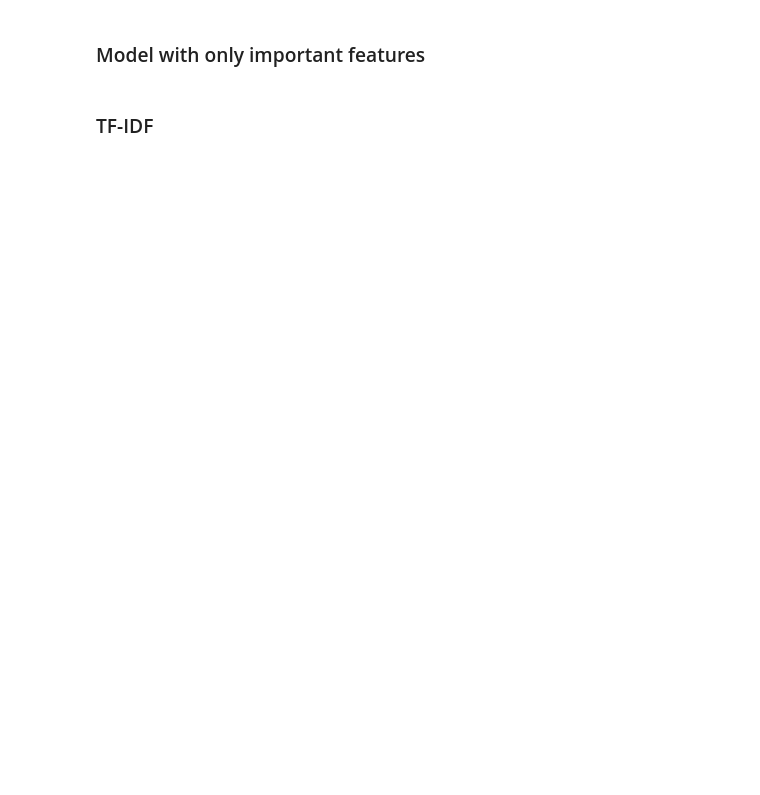
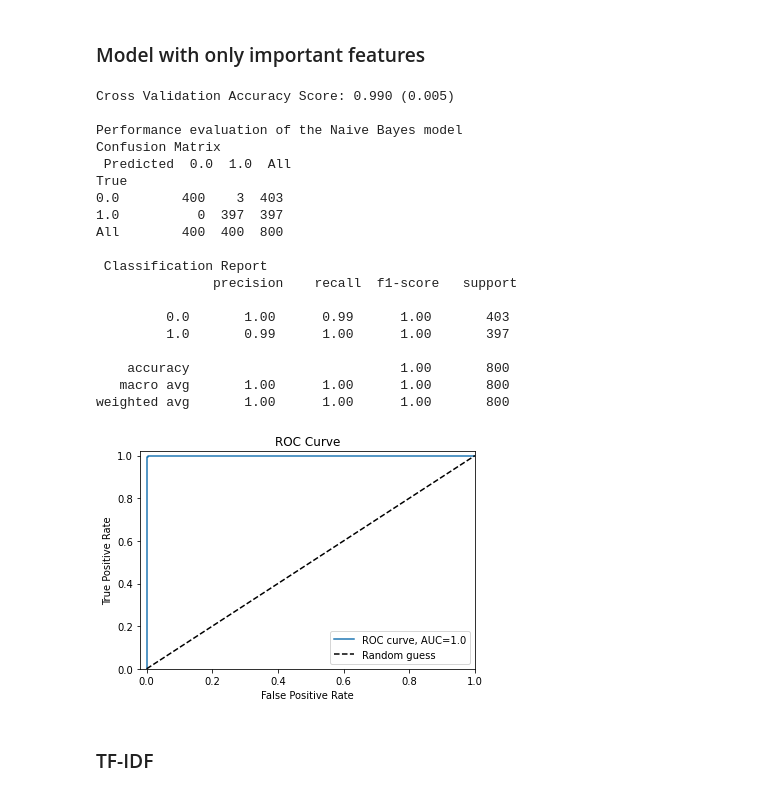
Before and after one commit to sandhyaparna/NLP, a Jupyter notebook: Take Home Assignments/Dell_Take_Home.ipynb, the cells around one changed output. Drawn from its saved outputs; the diff is of its cells as text; code cells hidden in the pictures; blank space fills up the shorter version.

```diff
--- a/Take Home Assignments/Dell_Take_Home.ipynb
+++ b/Take Home Assignments/Dell_Take_Home.ipynb
@@ -244,3 +270,21 @@ with open('important_features_ngrams.txt', 'w') as filehandle:
+# %%
+tweets_processed = feature_engineering(preprocessing_fn(tweets_train, "text"))
+
+# split data into 80% Train & 20% Test - Stratified split
+X = tweets_processed.drop(['label', 'text', 'text_processed'],axis=1)
+y = tweets_processed[['label']]
+X_train, X_eval, y_train, y_eval = train_test_split(X, y, test_size=0.20, random_state=42)
+
+# model
+nb = MultinomialNB()
+# train the model
+nb.fit(X_train, y_train)
+
+important_features_ngrams = set(imp_features(nb, X, y)+imp_features(nb, X_eval, y_eval))
+
+with open('important_features_ngrams.txt', 'w') as filehandle:
+    for feature in important_features_ngrams:
+        filehandle.write('%s\n' % feature)
 # %%
 # imp = []
 # for i in important_features:
@@ -256,4 +300,25 @@ def feature_engineering_imp(data, important_features):
 
   return data
 # %%
-build_model(feature_engineering_imp(preprocessing_fn(tweets_train, "text"), important_features_ngrams))
+model_imp_features, model_results_imp_features = build_model(feature_engineering_imp(preprocessing_fn(tweets_train, "text"), important_features_ngrams))
+# %% [output]
+Cross Validation Accuracy Score: 0.990 (0.005)
+
+Performance evaluation of the Naive Bayes model
+Confusion Matrix
+ Predicted  0.0  1.0  All
+True
+0.0        400    3  403
+1.0          0  397  397
+All        400  400  800
+
+ Classification Report
+               precision    recall  f1-score   support
+
+         0.0       1.00      0.99      1.00       403
+         1.0       0.99      1.00      1.00       397
+
+    accuracy                           1.00       800
+   macro avg       1.00      1.00      1.00       800
+weighted avg       1.00      1.00      1.00       800
+[figure, added]
```
Also changed, not shown: parts of 12 cells of this notebook.
